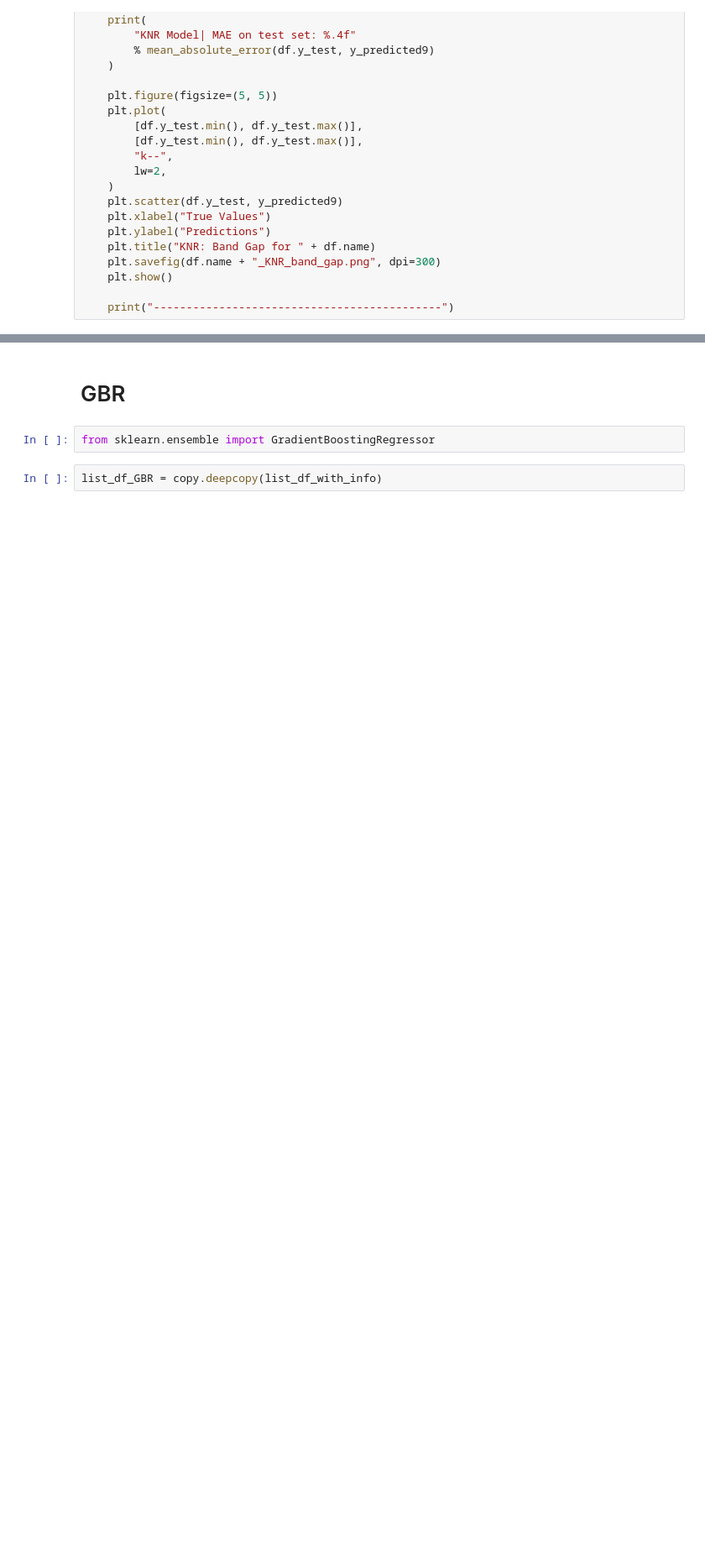
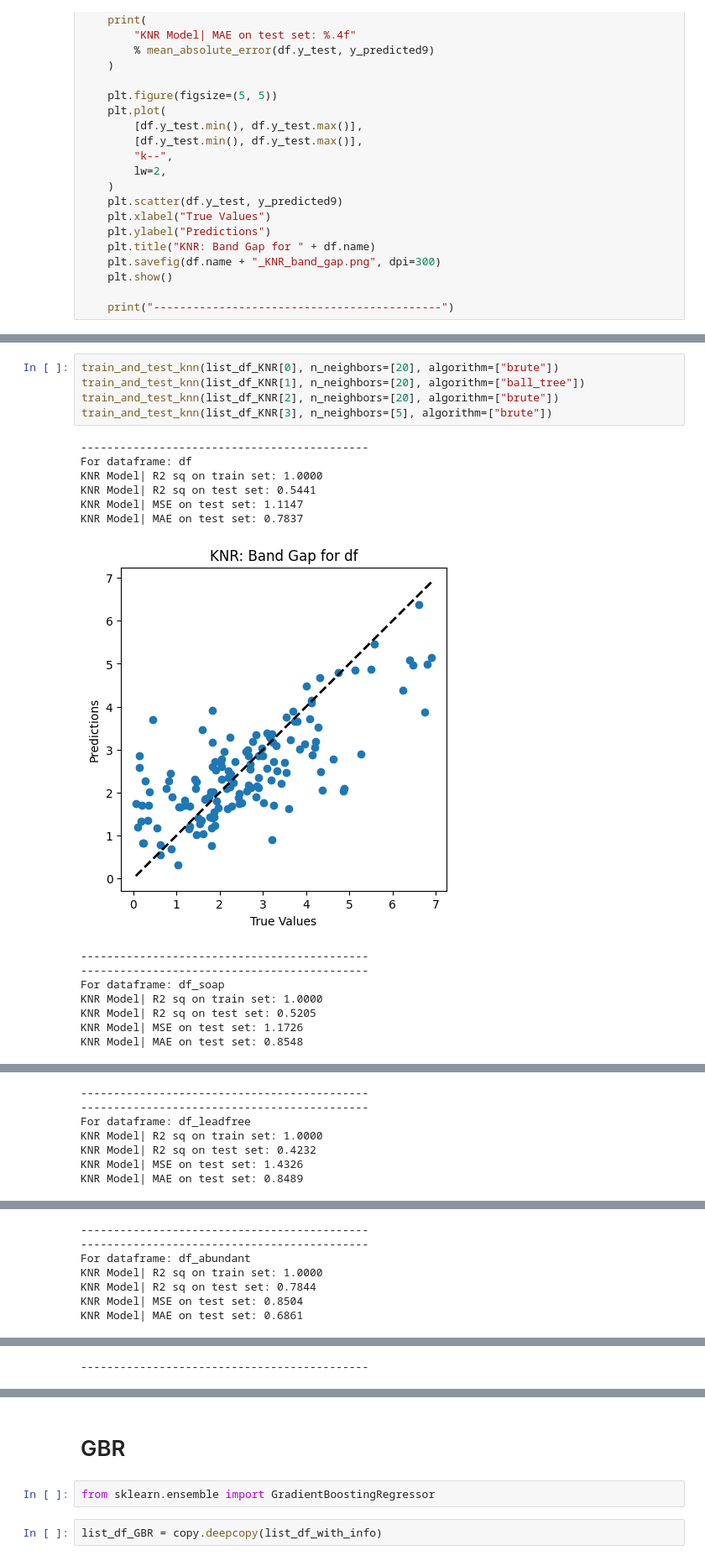
Before and after one commit to goetzdominik/Digichem, a Jupyter notebook: dominik/Abgabe.ipynb, the cells around one changed output, grey strips where cells are left out. Shown at 84% size. Drawn from its saved outputs; the diff is of its cells as text; blank space fills up the shorter version.

```diff
--- a/dominik/Abgabe.ipynb
+++ b/dominik/Abgabe.ipynb
@@ -2031,0 +1843,20 @@ KNR Model| MAE on test set: 0.7609
+# %%
+train_and_test_knn(list_df_KNR[0], n_neighbors=[20], algorithm=["brute"])
+train_and_test_knn(list_df_KNR[1], n_neighbors=[20], algorithm=["ball_tree"])
+train_and_test_knn(list_df_KNR[2], n_neighbors=[20], algorithm=["brute"])
+train_and_test_knn(list_df_KNR[3], n_neighbors=[5], algorithm=["brute"])
+# %% [output]
+--------------------------------------------
+For dataframe: df
+KNR Model| R2 sq on train set: 1.0000
+KNR Model| R2 sq on test set: 0.5441
+KNR Model| MSE on test set: 1.1147
+KNR Model| MAE on test set: 0.7837
+[figure, added]
+--------------------------------------------
+--------------------------------------------
+For dataframe: df_soap
+KNR Model| R2 sq on train set: 1.0000
+KNR Model| R2 sq on test set: 0.5205
+KNR Model| MSE on test set: 1.1726
+KNR Model| MAE on test set: 0.8548
@@ -2031,0 +1864,7 @@ KNR Model| MAE on test set: 0.7609
+--------------------------------------------
+--------------------------------------------
+For dataframe: df_leadfree
+KNR Model| R2 sq on train set: 1.0000
+KNR Model| R2 sq on test set: 0.4232
+KNR Model| MSE on test set: 1.4326
+KNR Model| MAE on test set: 0.8489
@@ -2031,0 +1872,7 @@ KNR Model| MAE on test set: 0.7609
+--------------------------------------------
+--------------------------------------------
+For dataframe: df_abundant
+KNR Model| R2 sq on train set: 1.0000
+KNR Model| R2 sq on test set: 0.7844
+KNR Model| MSE on test set: 0.8504
+KNR Model| MAE on test set: 0.6861
@@ -2032,3 +1880,4 @@ KNR Model| MAE on test set: 0.7609
+--------------------------------------------
 # %%
 # Evaluate the models for each DataFrame in the list_df_KNR
 for df in list_df_KNR:
```
Also changed, not shown: parts of 16 cells of this notebook, 8 other files.
